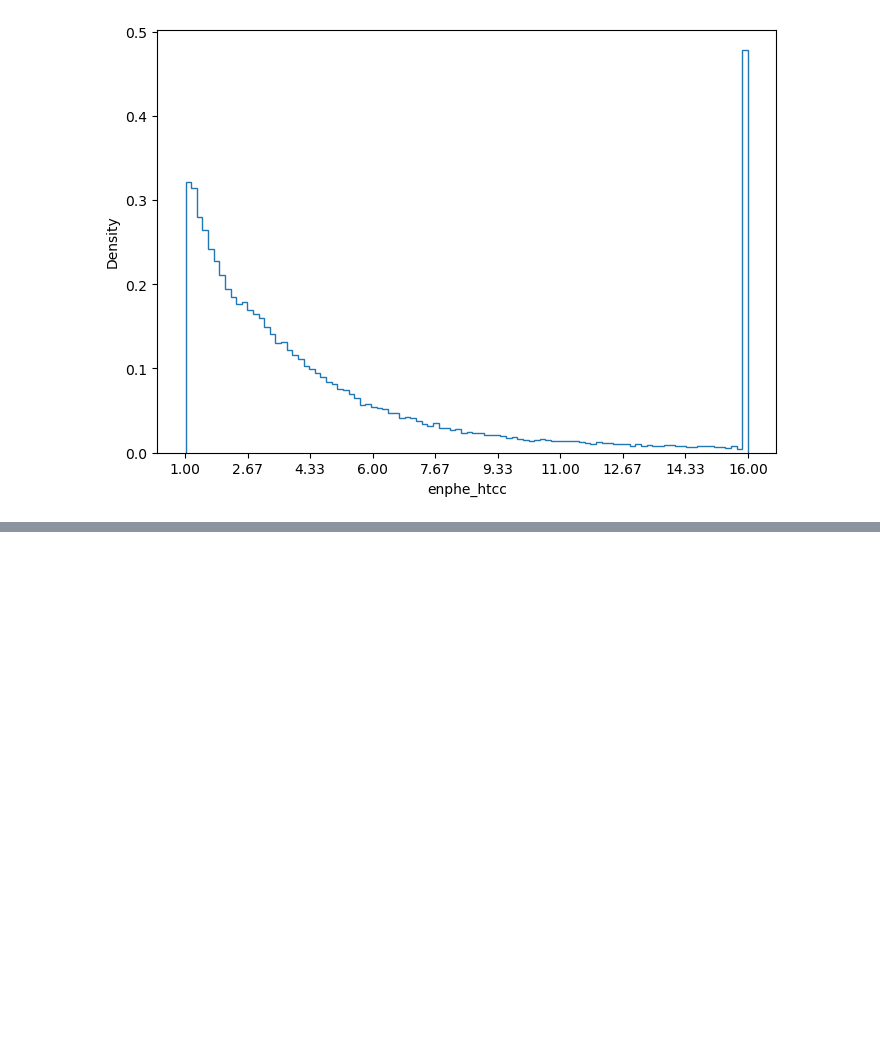
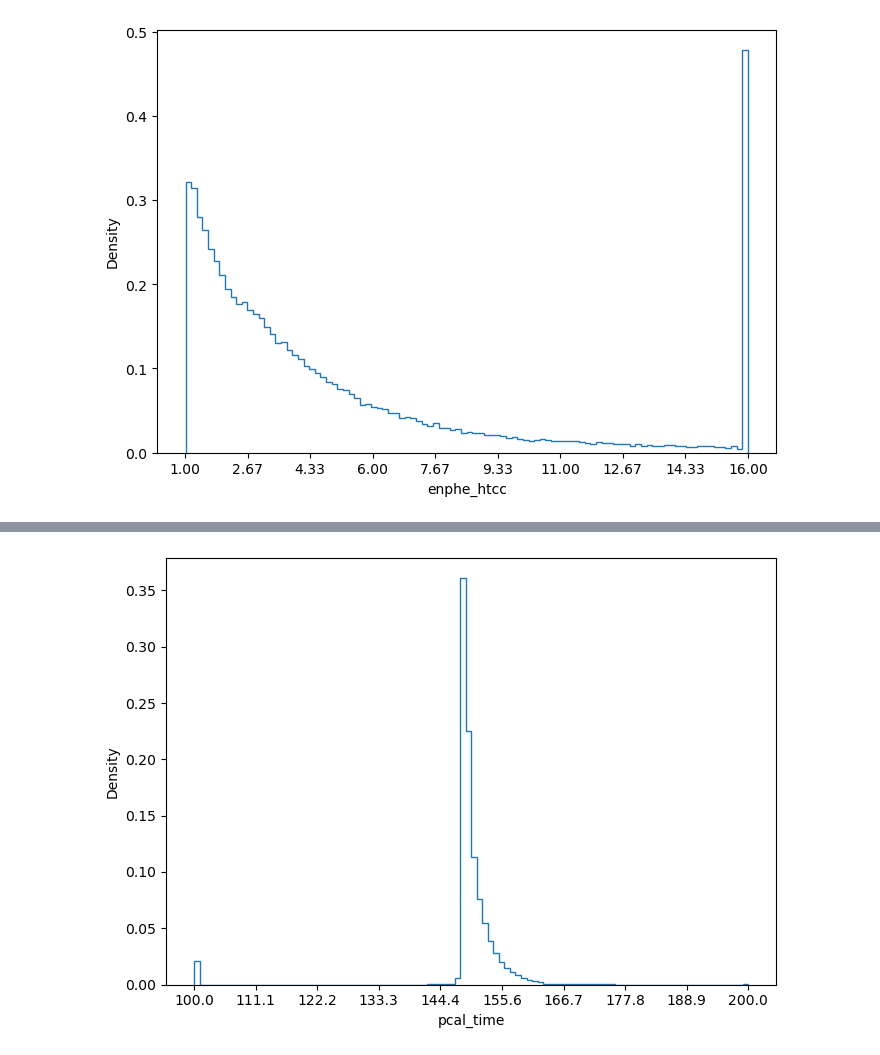
Before and after one commit to mariakzurek/suli2026_pid, a Jupyter notebook: notebooks/Audit.ipynb, the cells around one changed output, grey strips where cells are left out. Saved outputs shown, nothing was run; the diff lists cells and outputs as text; code cells hidden in the pictures; blank space fills up the shorter version.

```diff
--- a/notebooks/Audit.ipynb
+++ b/notebooks/Audit.ipynb
@@ -231,0 +242,10 @@ plt.show()
+# %%
+fig, ax2 = plt.subplots(figsize=(7, 5)) #plots just the True pid as a histogram
+ax2.hist(matched["pcal_time"].clip(100,200), bins=100, histtype="step", density=True)
+ax2.set_xlabel("pcal_time"); ax2.set_ylabel("Density");
+ax2.set_xticks(np.linspace(100, 200, 10))
+fig.tight_layout()
+fig.savefig(direct+"pcal_time.png", dpi=150)
+plt.show()
+# %% [output]
+[figure, added]
```
Also changed, not shown: parts of 6 cells of this notebook, 50 other files.
